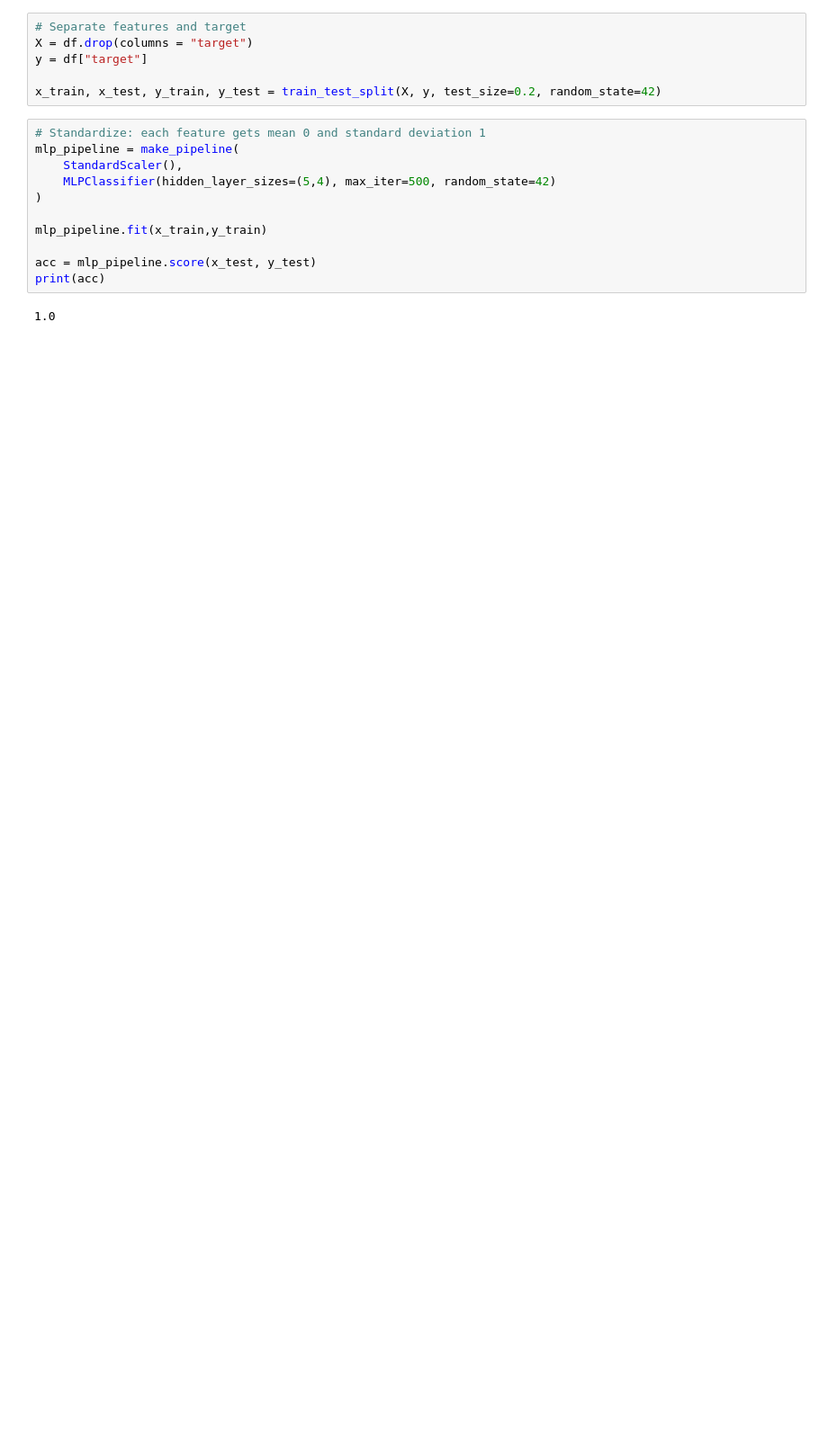
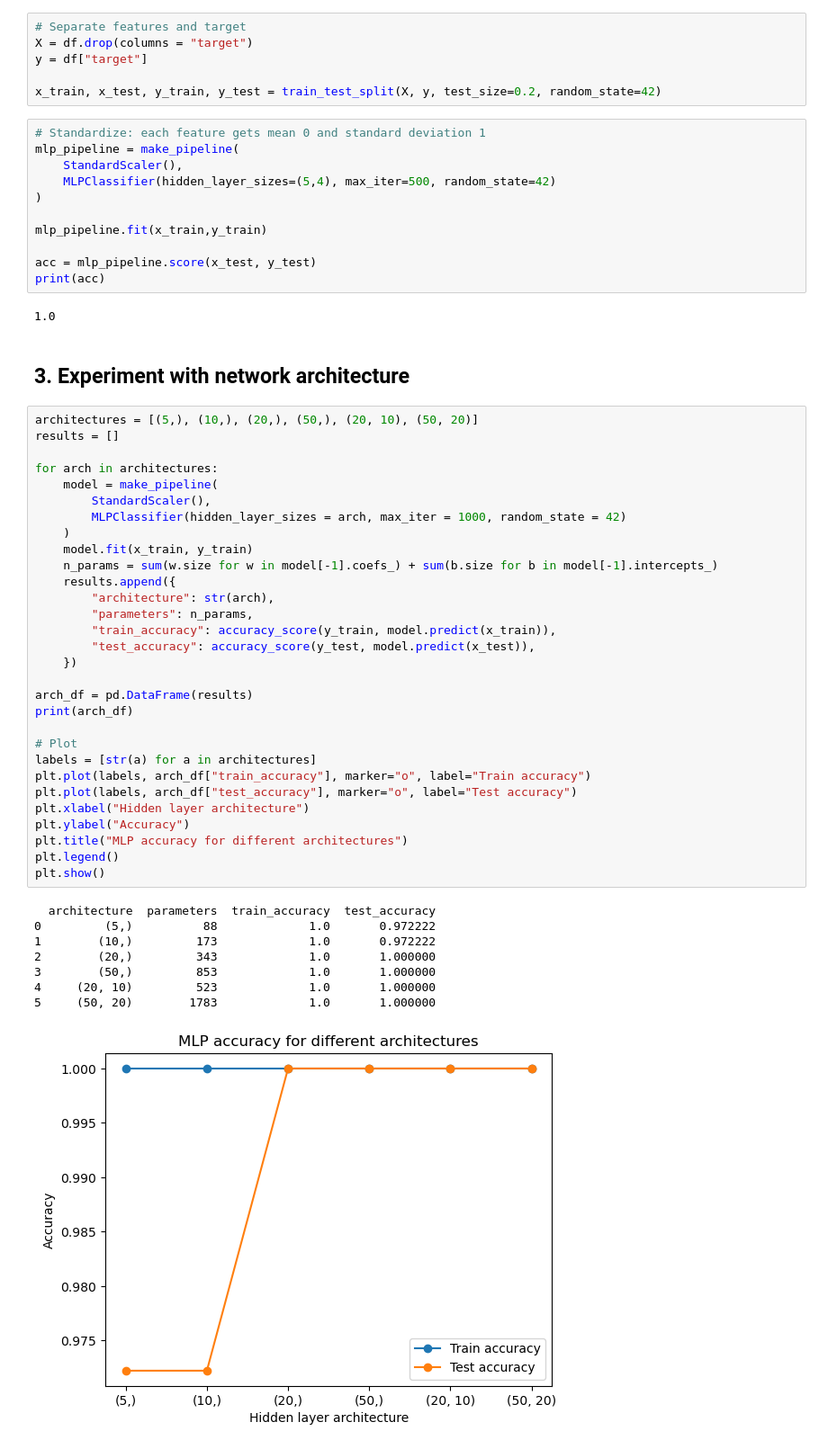
Before and after one commit to EvanAngQiXuan/IntroToMLAsg1, a Jupyter notebook: asg3_p3.ipynb, the cells around one changed output. Shown at 90% size. Drawn from its saved outputs; the diff is of its cells as text; blank space fills up the shorter version.

```diff
--- a/asg3_p3.ipynb
+++ b/asg3_p3.ipynb
@@ -38,3 +38,44 @@ acc = mlp_pipeline.score(x_test, y_test)
 print(acc)
 # %% [output]
 1.0
+# %% [markdown]
+## 3. Experiment with network architecture
+# %%
+architectures = [(5,), (10,), (20,), (50,), (20, 10), (50, 20)]
+results = []
+
+for arch in architectures:
+    model = make_pipeline(
+        StandardScaler(),
+        MLPClassifier(hidden_layer_sizes = arch, max_iter = 1000, random_state = 42)
+    )
+    model.fit(x_train, y_train)
+    n_params = sum(w.size for w in model[-1].coefs_) + sum(b.size for b in model[-1].intercepts_)
+    results.append({
+        "architecture": str(arch),
+        "parameters": n_params,
+        "train_accuracy": accuracy_score(y_train, model.predict(x_train)),
+        "test_accuracy": accuracy_score(y_test, model.predict(x_test)),
+    })
+
+arch_df = pd.DataFrame(results)
+print(arch_df)
+
+# Plot
+labels = [str(a) for a in architectures]
+plt.plot(labels, arch_df["train_accuracy"], marker="o", label="Train accuracy")
+plt.plot(labels, arch_df["test_accuracy"], marker="o", label="Test accuracy")
+plt.xlabel("Hidden layer architecture")
+plt.ylabel("Accuracy")
+plt.title("MLP accuracy for different architectures")
+plt.legend()
+plt.show()
+# %% [output]
+  architecture  parameters  train_accuracy  test_accuracy
+0         (5,)          88             1.0       0.972222
+1        (10,)         173             1.0       0.972222
+2        (20,)         343             1.0       1.000000
+3        (50,)         853             1.0       1.000000
+4     (20, 10)         523             1.0       1.000000
+5     (50, 20)        1783             1.0       1.000000
+[figure, added]
```
Also changed, not shown: parts of 1 cell of this notebook.
